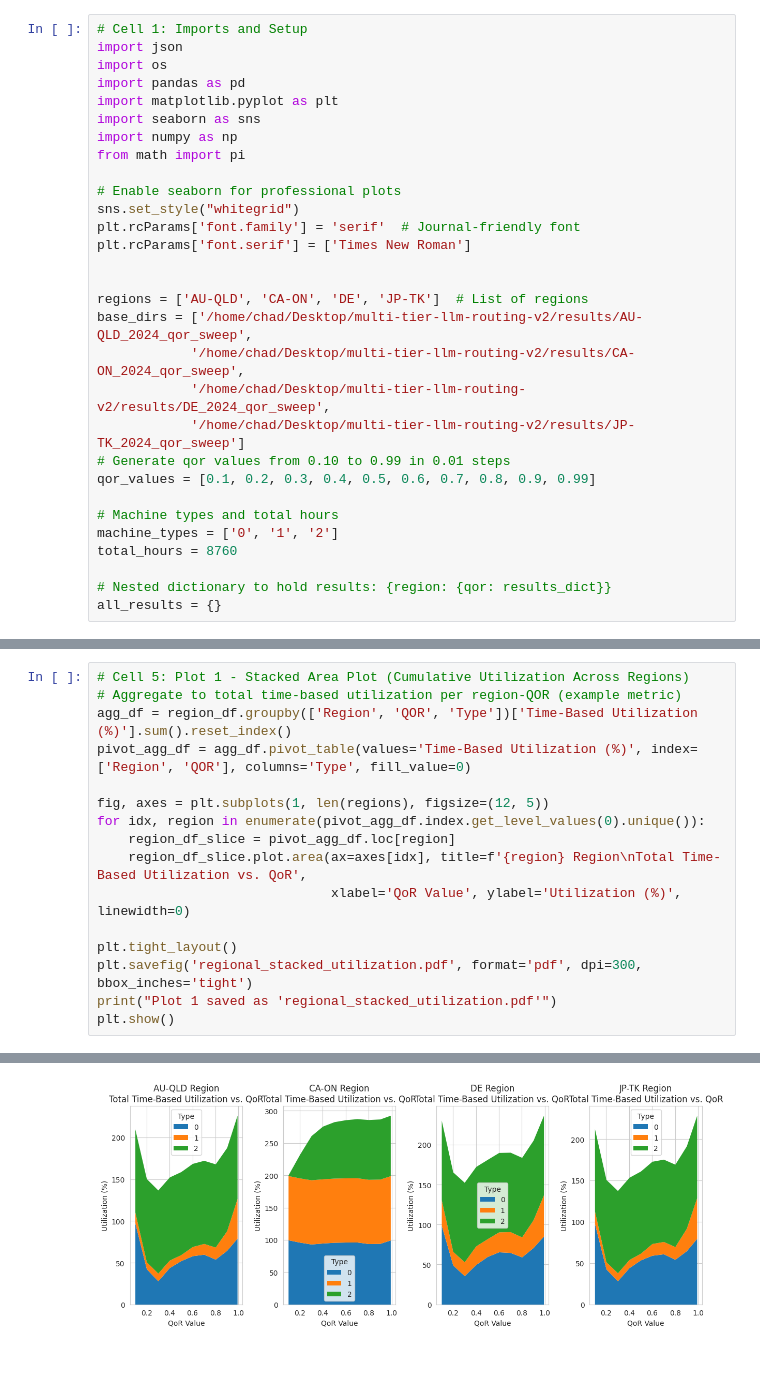
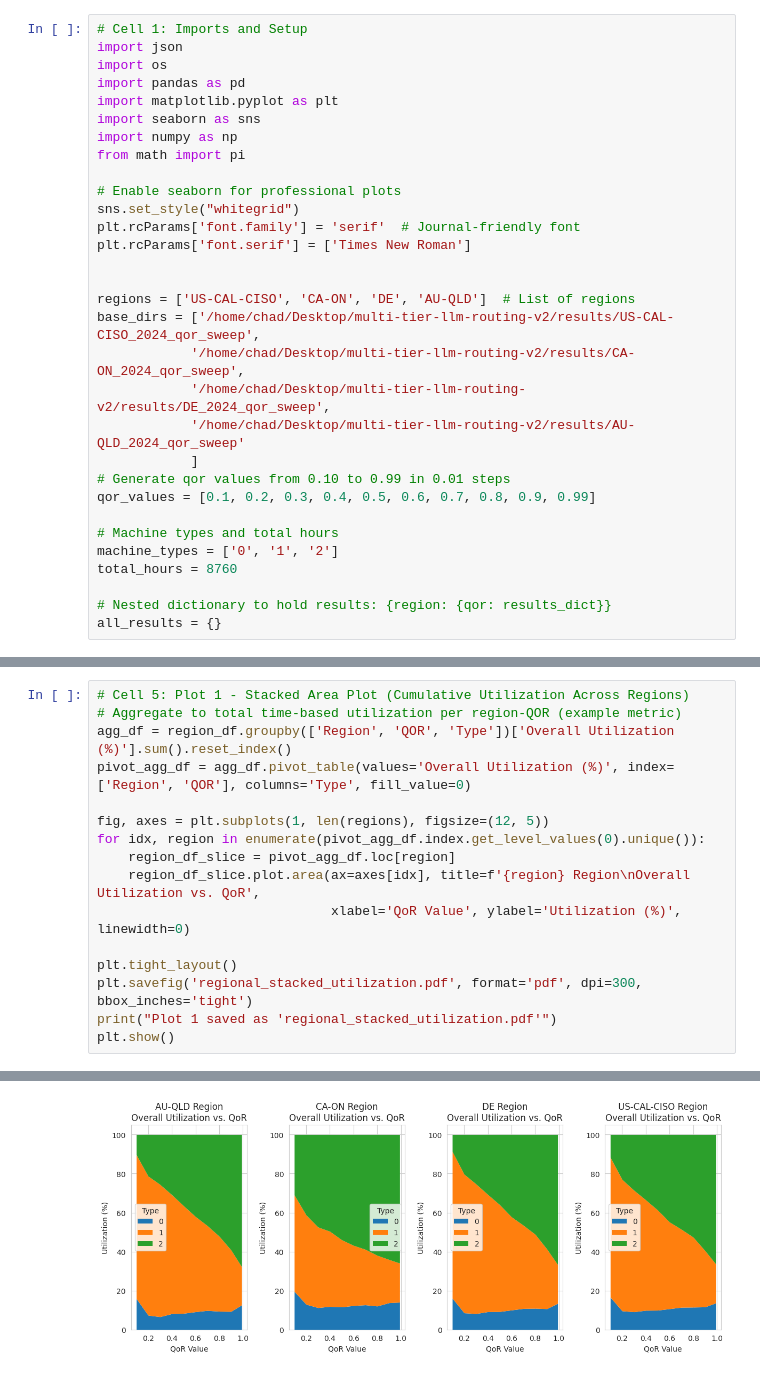
Before and after one commit to Chadlikouider/multi-tier-llm-routing-v2, a Jupyter notebook: visual/machine_deploy_analysis_region.ipynb, the cells around one changed output, grey strips where cells are left out. Saved outputs shown, nothing was run; the diff lists cells and outputs as text.

```diff
--- a/visual/machine_deploy_analysis_region.ipynb
+++ b/visual/machine_deploy_analysis_region.ipynb
@@ -14,11 +14,12 @@ plt.rcParams['font.family'] = 'serif'  # Journal-friendly font
 plt.rcParams['font.serif'] = ['Times New Roman']
 
 
-regions = ['AU-QLD', 'CA-ON', 'DE', 'JP-TK']  # List of regions
-base_dirs = ['/home/chad/Desktop/multi-tier-llm-routing-v2/results/AU-QLD_2024_qor_sweep',
+regions = ['US-CAL-CISO', 'CA-ON', 'DE', 'AU-QLD']  # List of regions
+base_dirs = ['/home/chad/Desktop/multi-tier-llm-routing-v2/results/US-CAL-CISO_2024_qor_sweep',
             '/home/chad/Desktop/multi-tier-llm-routing-v2/results/CA-ON_2024_qor_sweep',
             '/home/chad/Desktop/multi-tier-llm-routing-v2/results/DE_2024_qor_sweep',
-            '/home/chad/Desktop/multi-tier-llm-routing-v2/results/JP-TK_2024_qor_sweep']
+            '/home/chad/Desktop/multi-tier-llm-routing-v2/results/AU-QLD_2024_qor_sweep'
+            ]
 # Generate qor values from 0.10 to 0.99 in 0.01 steps
 qor_values = [0.1, 0.2, 0.3, 0.4, 0.5, 0.6, 0.7, 0.8, 0.9, 0.99]
 
@@ -153,13 +154,13 @@ Pivoted Regional Results (Condensed View):
 # %%
 # Cell 5: Plot 1 - Stacked Area Plot (Cumulative Utilization Across Regions)
 # Aggregate to total time-based utilization per region-QOR (example metric)
-agg_df = region_df.groupby(['Region', 'QOR', 'Type'])['Time-Based Utilization (%)'].sum().reset_index()
-pivot_agg_df = agg_df.pivot_table(values='Time-Based Utilization (%)', index=['Region', 'QOR'], columns='Type', fill_value=0)
+agg_df = region_df.groupby(['Region', 'QOR', 'Type'])['Overall Utilization (%)'].sum().reset_index()
+pivot_agg_df = agg_df.pivot_table(values='Overall Utilization (%)', index=['Region', 'QOR'], columns='Type', fill_value=0)
 
 fig, axes = plt.subplots(1, len(regions), figsize=(12, 5))
 for idx, region in enumerate(pivot_agg_df.index.get_level_values(0).unique()):
     region_df_slice = pivot_agg_df.loc[region]
-    region_df_slice.plot.area(ax=axes[idx], title=f'{region} Region\nTotal Time-Based Utilization vs. QoR',
+    region_df_slice.plot.area(ax=axes[idx], title=f'{region} Region\nOverall Utilization vs. QoR',
                               xlabel='QoR Value', ylabel='Utilization (%)', linewidth=0)
 
 plt.tight_layout()
@@ -201,8 +202,8 @@ findfont: Generic family 'serif' not found because none of the following familie
 findfont: Generic family 'serif' not found because none of the following families were found: Times New Roman
 findfont: Generic family 'serif' not found because none of the following families were found: Times New Roman
 findfont: Generic family 'serif' not found because none of the following families were found: Times New Roman
 findfont: Generic family 'serif' not found because none of the following families were found: Times New Roman
-[figure, old version]
+[figure, new version]
 # %%
 # Cell 6: Plot 2 - Facet Grid Line Plots (QoR Trends Facetted by Region and Metric)
 melted_region_df = region_df.melt(id_vars=['Region', 'QOR', 'Type'],
```
Also changed, not shown: parts of 7 cells of this notebook, 1 other file.
